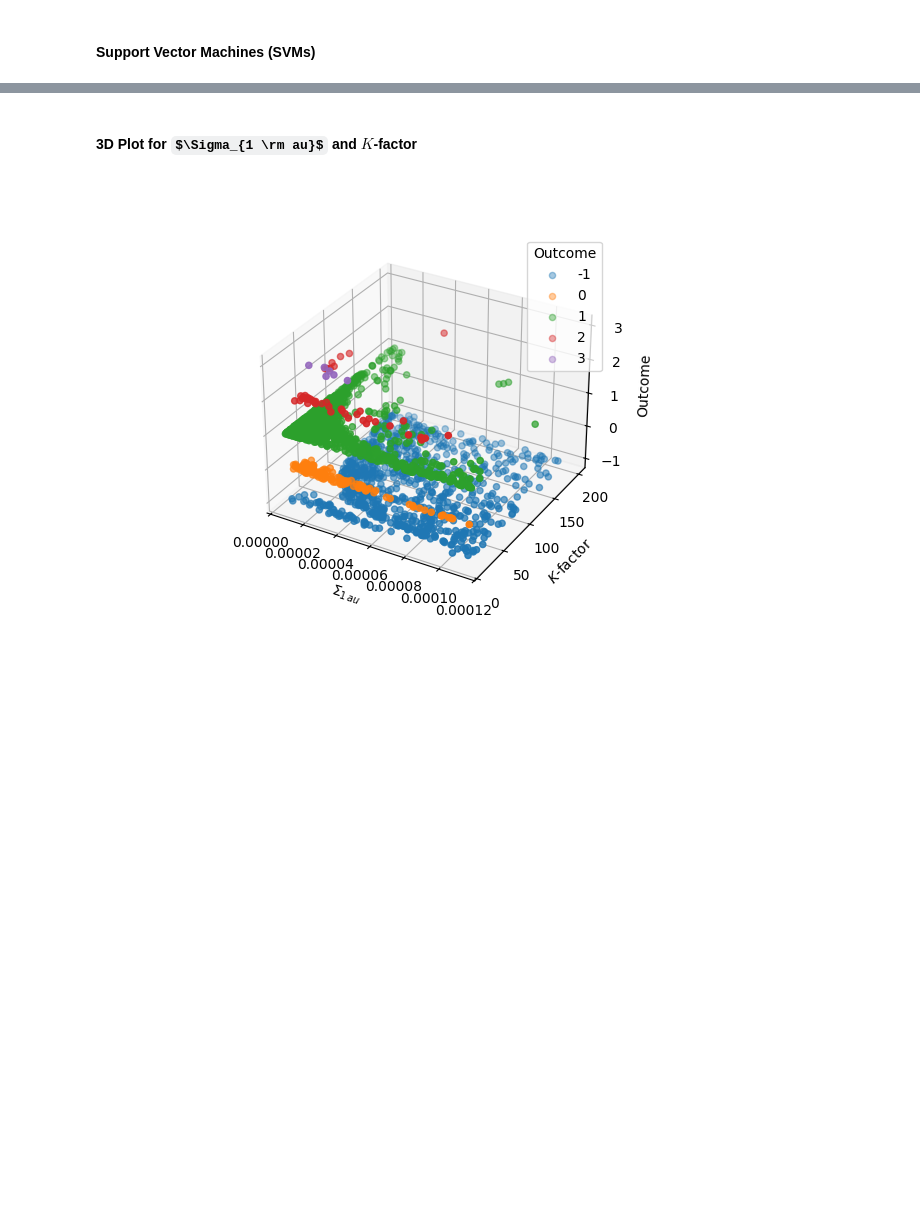
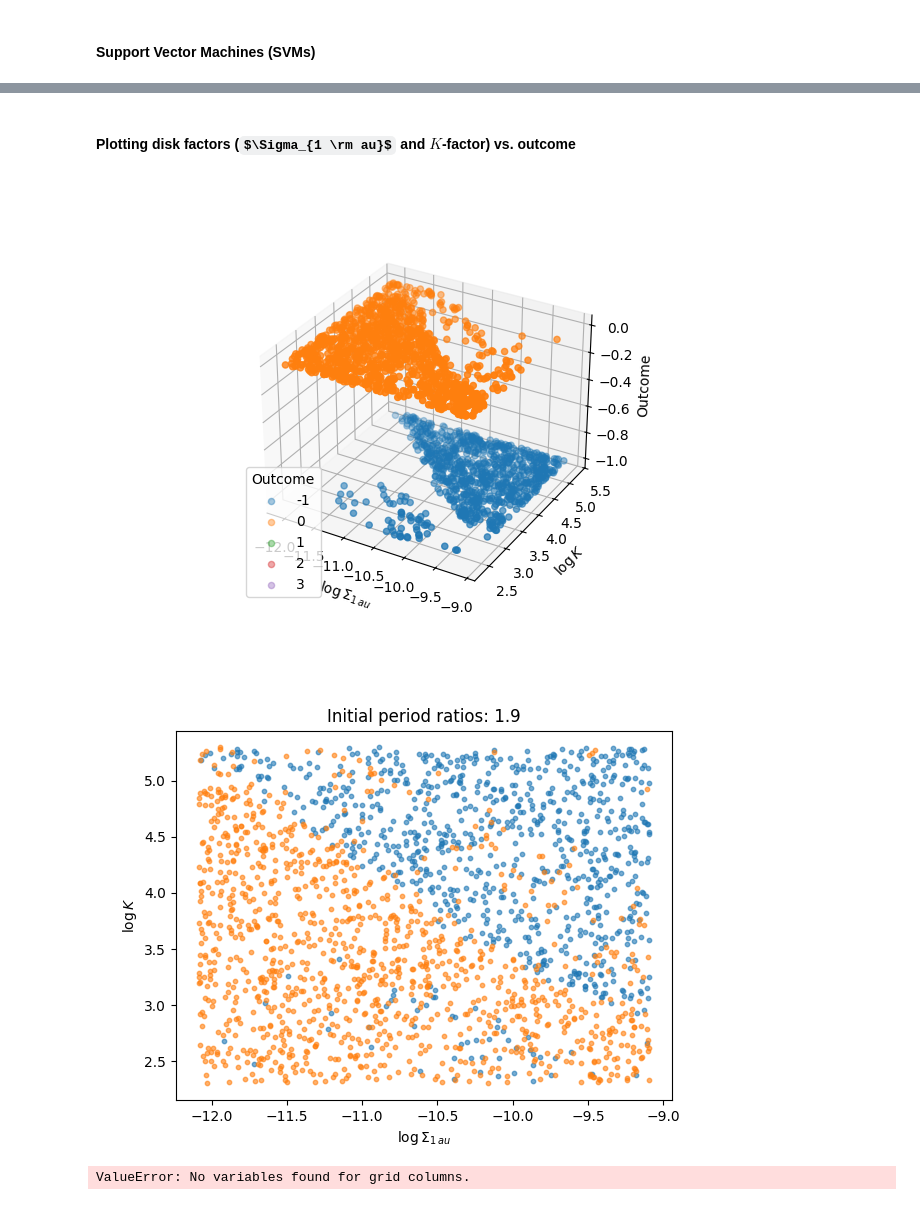
Before and after one commit to dchen10Git/uchi-exoplanets-2025, a Jupyter notebook: trappist1_keller.ipynb, the cells around one changed output, grey strips where cells are left out. Drawn from its saved outputs; the diff is of its cells as text; code cells hidden in the pictures; some formulas as TeX source; blank space fills up the shorter version.

```diff
--- a/trappist1_keller.ipynb
+++ b/trappist1_keller.ipynb
@@ -321,6 +324,7 @@ tuned SVM accuracy = 0.626
 # %% [markdown]
-#### 3D Plot for $\Sigma_{1 \rm au}$ and $K$-factor
+#### Plotting disk factors ($\Sigma_{1 \rm au}$ and $K$-factor) vs. outcome
 # %%
+%matplotlib widget
 fig = plt.figure()
 ax = fig.add_subplot(projection='3d')
 
@@ -337,10 +341,10 @@ color_map = {
 
 colors = [color_map[s] for s in scores]
 
-ax.scatter(Sigma_1au, K_factor, scores, c=colors)
+ax.scatter(np.log(Sigma_1au.astype(float)), np.log(K_factor.astype(float)), scores, c=colors)
 
-ax.set_xlabel(r'$\Sigma_{1\,au}$')
-ax.set_ylabel(r'$K$-factor')
+ax.set_xlabel(r'$\log \Sigma_{1\,au}$')
+ax.set_ylabel(r'$\log K$')
 ax.set_zlabel('Outcome')
 
 # legend
@@ -351,4 +355,51 @@ ax.legend(title="Outcome")
 
 plt.show()
 # %% [output]
-[figure, old version]
+[figure, new version]
+# %%
+%matplotlib widget
+fig, ax = plt.subplots()
+
+Sigma_1au = outcome_df["Sigma_1au"].astype(float).to_numpy()
+K_factor = outcome_df["K_factor"].astype(float).to_numpy()
+
+color_map = {
+    -1: "C0",
+     0: "C1",
+     1: "C2",
+     2: "C3",
+     3: "C4"
+}
+
+log_sigma = np.log(Sigma_1au)
+log_K = np.log(K_factor)
+
+for outcome, color in color_map.items():
+    mask = scores == outcome
+    ax.scatter(
+        log_sigma[mask],
+        log_K[mask],
+        c=color,
+        label=str(outcome),
+        alpha=0.6,
+        s=10
+    )
+
+ax.set_xlabel(r'$\log \Sigma_{1\,au}$')
+ax.set_ylabel(r'$\log K$')
+ax.set_title("Initial period ratios: 1.9")
+# ax.legend(title="Outcome")
+
+plt.show()
+# %% [output]
+[figure, added]
+# %%
+plot_df = outcome_df.copy()
+plot_df["Outcome"] = scores
+
+sns.pairplot(
+    plot_df[["Sigma_1au","K_factor","Outcome"]],
+    hue="Outcome"
+)
+# %% [output]
+ValueError: No variables found for grid columns.
```
Also changed, not shown: parts of 13 cells of this notebook, 1 other file.
